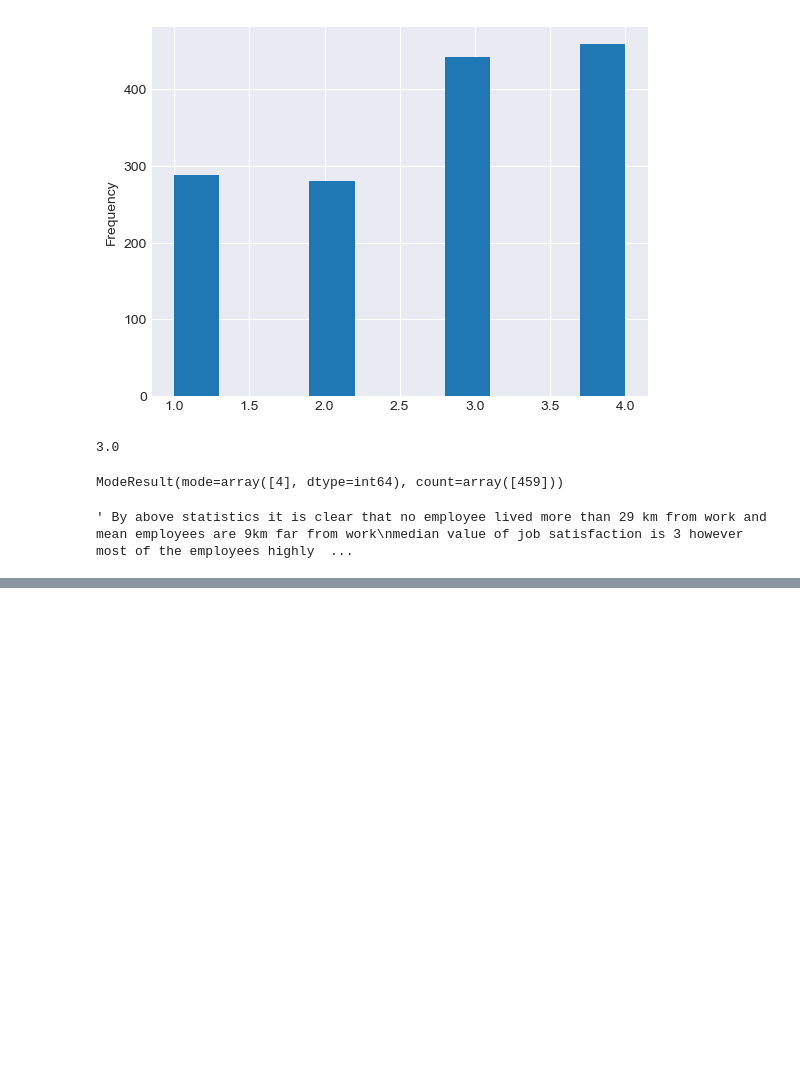
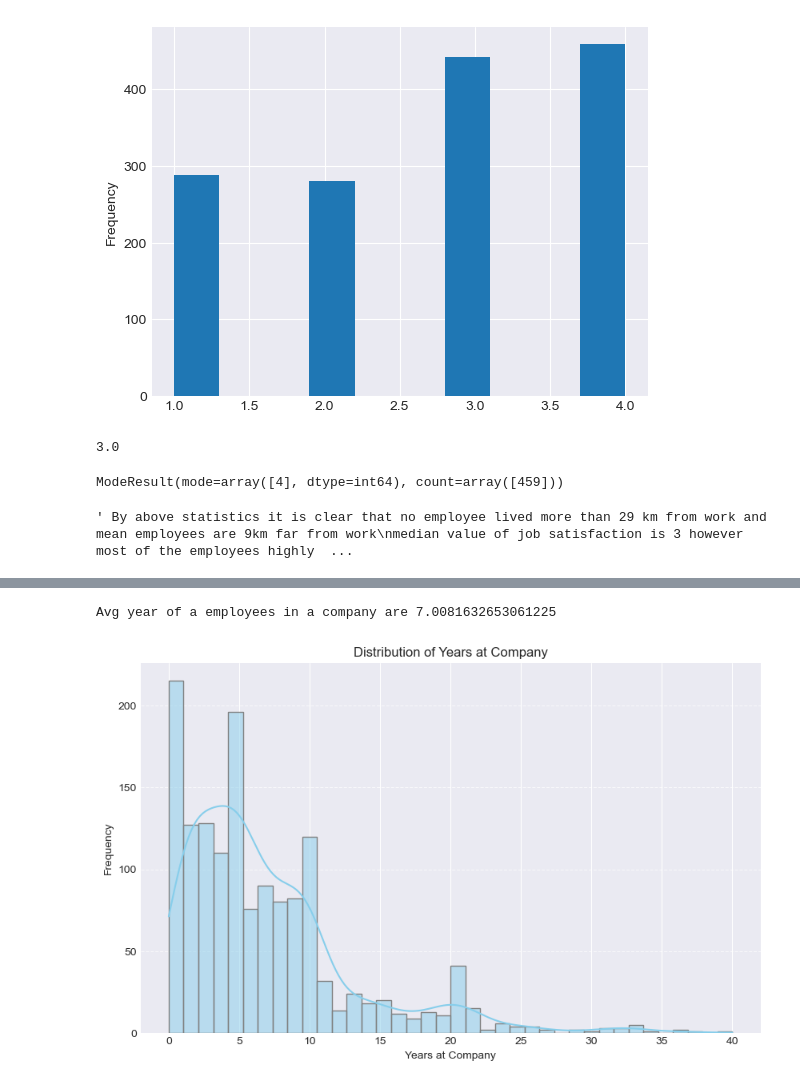
Before and after one commit to sivm205/HR-Employee-Attrition-Analysis, a Jupyter notebook: Preprocessing.ipynb, the cells around one changed output, grey strips where cells are left out. Cells and saved outputs as stored; diff of their text form; code cells hidden in the pictures; blank space fills up the shorter version.

```diff
--- a/Preprocessing.ipynb
+++ b/Preprocessing.ipynb
@@ -774,0 +924,15 @@ median value of job satisfaction is 3 however most of the employees highly satis
+# %%
+print("Avg year of a employees in a company are", np.mean(df['Years At Company']))
+# %% [output]
+Avg year of a employees in a company are 7.0081632653061225
+# %%
+plt.figure(figsize=(10, 6))
+plt.style.use('seaborn-darkgrid')
+sns.histplot(df['Years At Company'], color='skyblue', edgecolor='gray', kde=True)
+plt.title('Distribution of Years at Company')
+plt.xlabel('Years at Company')
+plt.ylabel('Frequency')
+plt.grid(axis='y', linestyle='--', alpha=0.7)
+plt.show()
+# %% [output]
+[figure, added]
```
Also changed, not shown: parts of 23 cells of this notebook.
